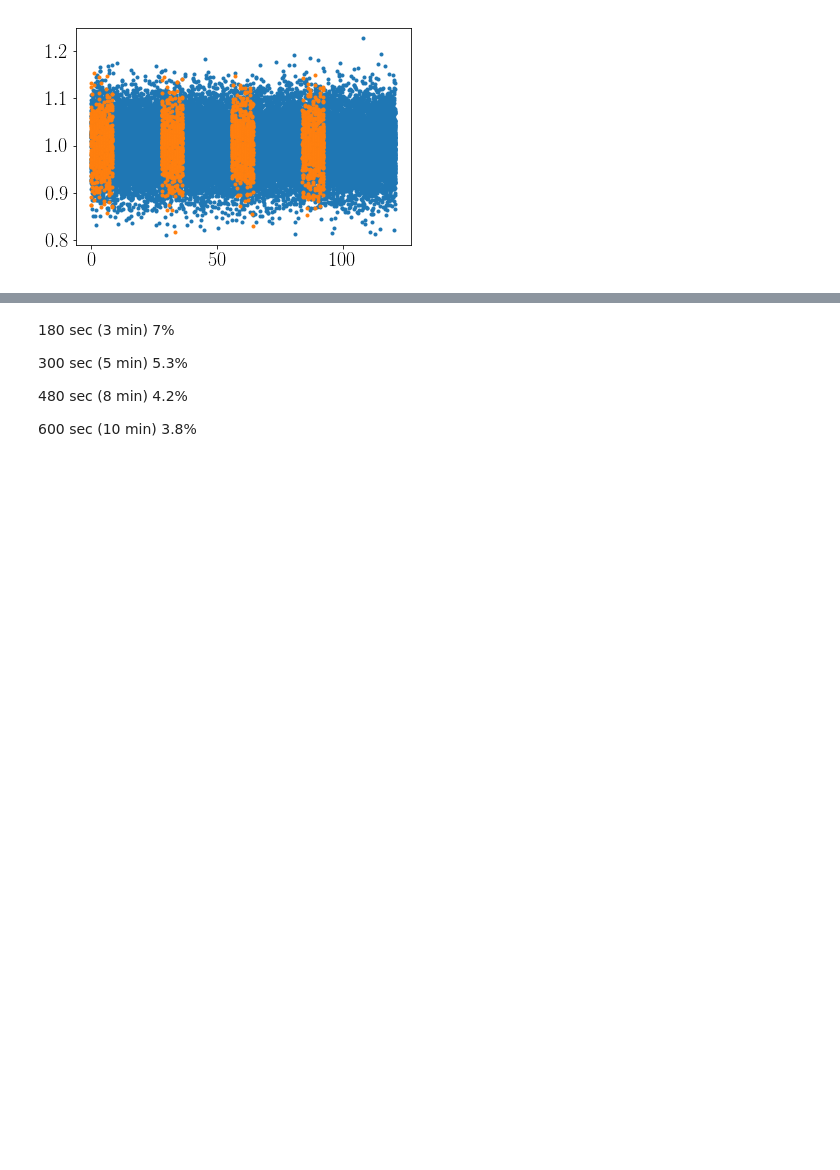
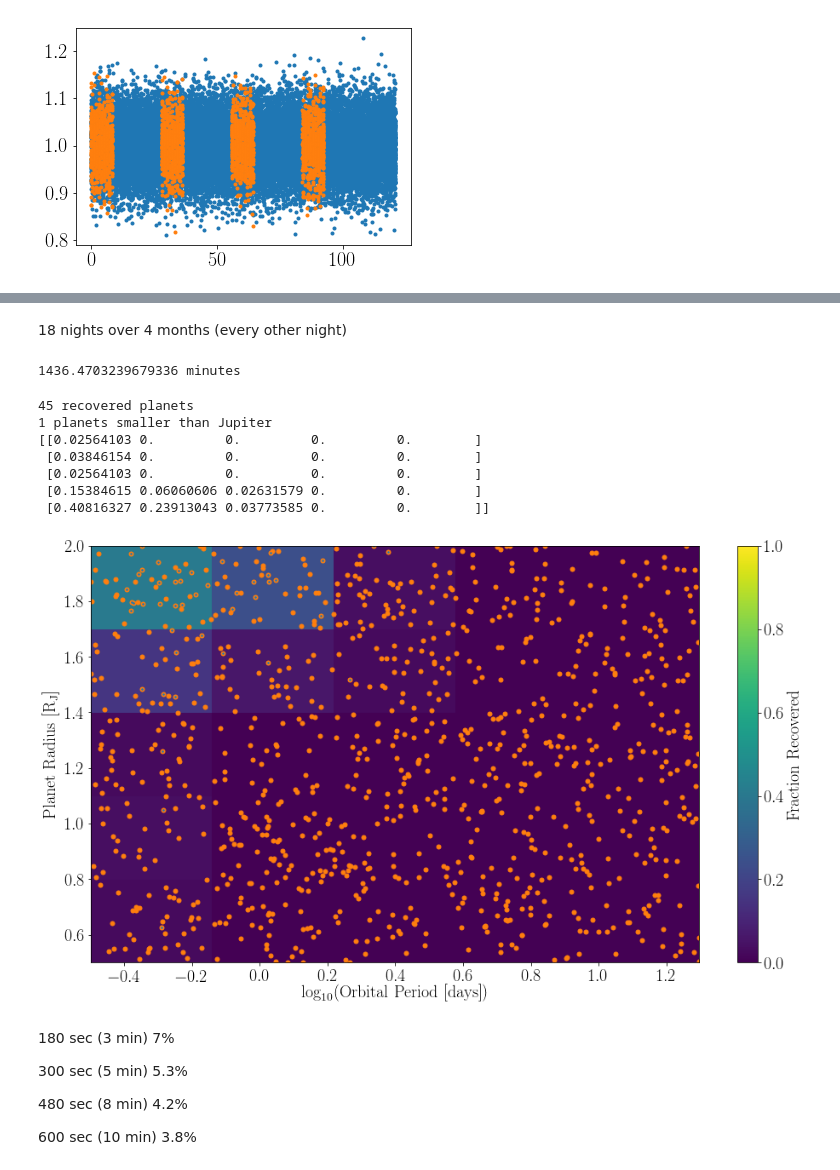
Before and after one commit to RuthAngus/extragalactic-exoplanets, a Jupyter notebook: Proof-of-concept.ipynb, the cells around one changed output, grey strips where cells are left out. Drawn from its saved outputs; the diff is of its cells as text; code cells hidden in the pictures; blank space fills up the shorter version.

```diff
--- a/Proof-of-concept.ipynb
+++ b/Proof-of-concept.ipynb
@@ -490,0 +501,22 @@ H = make_plot(recovered, tces, porbs, radii)
+# %% [markdown]
+18 nights over 4 months (every other night)
+# %%
+start = time.time()
+recovered2, maxpower2, tces2, t02 = run_bls(porbs, radii, cadence_minutes=3, precision=7,
+                                            baseline=9, interval=2, months=4, nights=True)
+end = time.time()
+print((end - start)/60, "minutes")
+# %% [output]
+1436.4703239679336 minutes
+# %%
+H2 = make_plot(recovered2, tces2, porbs, radii)
+print(H2.T)
+# %% [output]
+45 recovered planets
+1 planets smaller than Jupiter
+[[0.02564103 0.         0.         0.         0.        ]
+ [0.03846154 0.         0.         0.         0.        ]
+ [0.02564103 0.         0.         0.         0.        ]
+ [0.15384615 0.06060606 0.02631579 0.         0.        ]
+ [0.40816327 0.23913043 0.03773585 0.         0.        ]]
+[figure, added]
```
Also changed, not shown: parts of 19 cells of this notebook, 7 other files.
